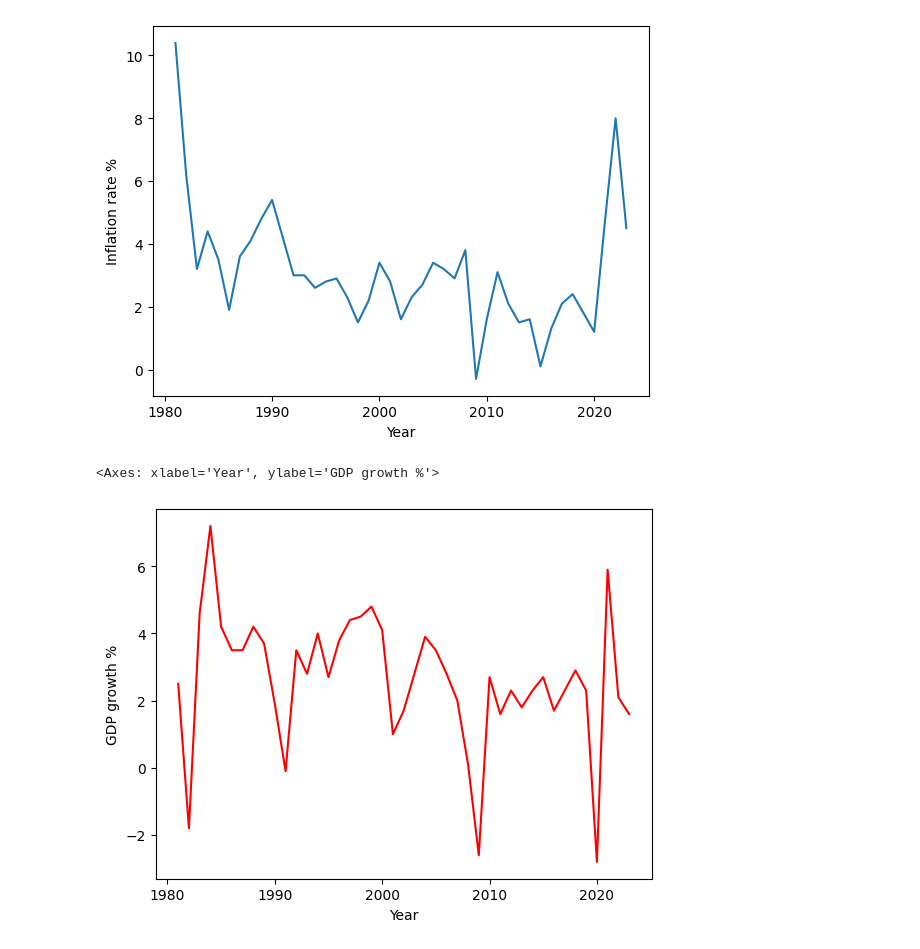
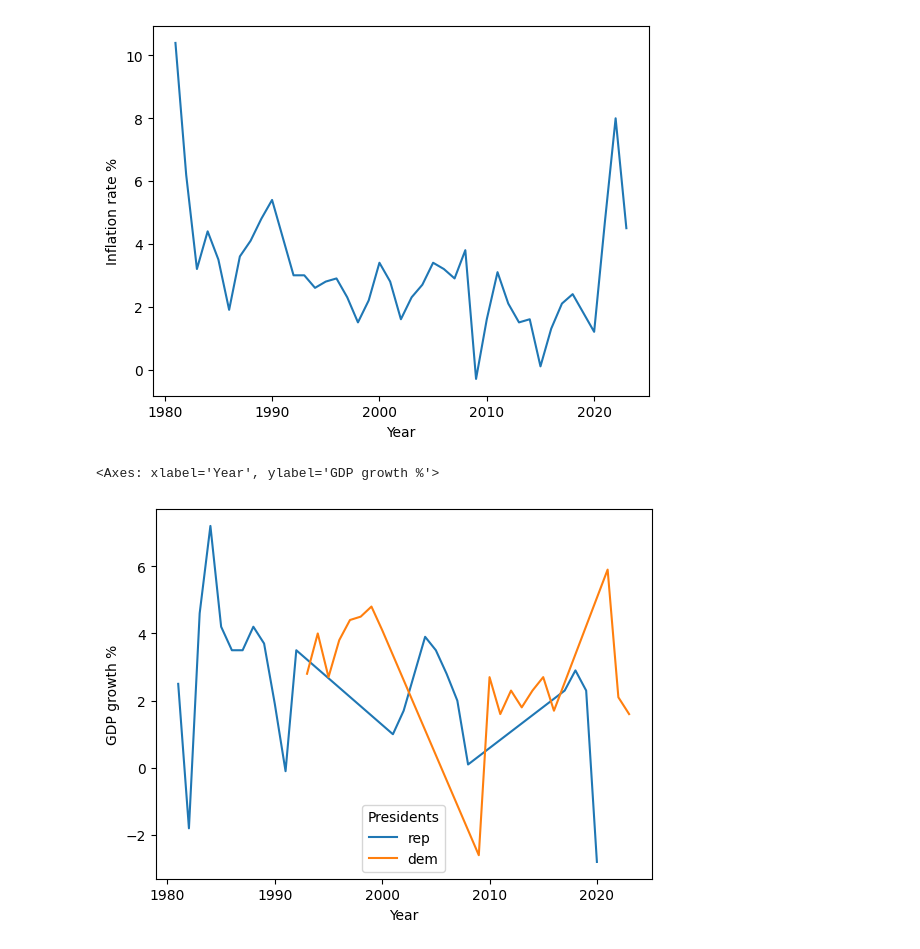
Before and after one commit to qusayqadir/PredictingUS-Election2024, a Jupyter notebook: ElectionData-EDA.ipynb, the cells around one changed output. Saved outputs shown, nothing was run; the diff lists cells and outputs as text; code cells hidden in the pictures.

```diff
--- a/ElectionData-EDA.ipynb
+++ b/ElectionData-EDA.ipynb
@@ -276,7 +276,7 @@ sns.lineplot(data=df_economy, x='Year', y='Inflation rate %')
 <Axes: xlabel='Year', ylabel='Inflation rate %'>
 [figure]
 # %%
-sns.lineplot(data=df_economy, x='Year', y='GDP growth %', color = 'red')
+sns.lineplot(data=df_economy, x='Year', y='GDP growth %', hue = 'Presidents')
 # %% [output]
 <Axes: xlabel='Year', ylabel='GDP growth %'>
-[figure, old version]
+[figure, new version]
```
